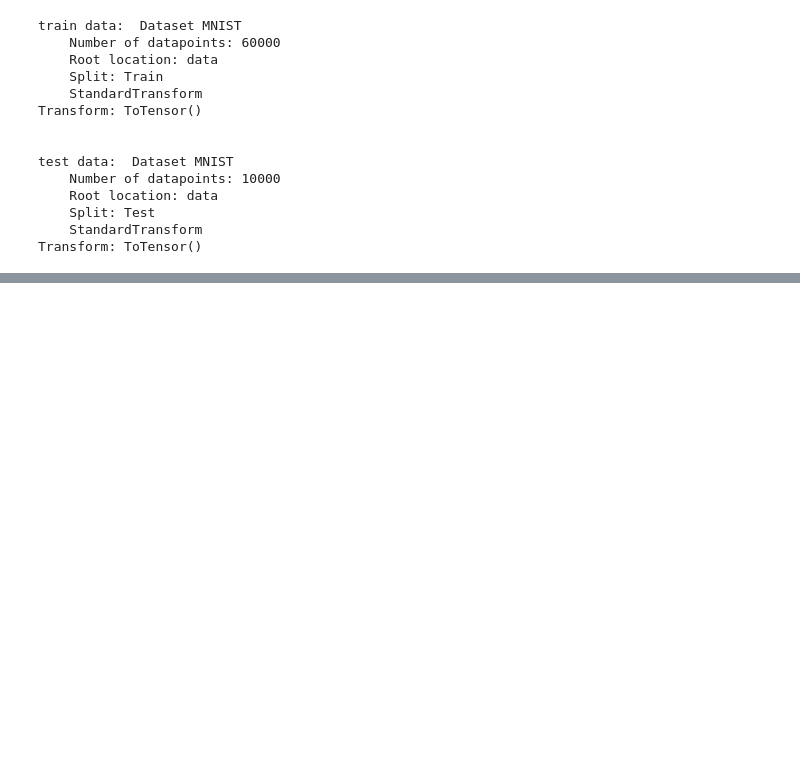
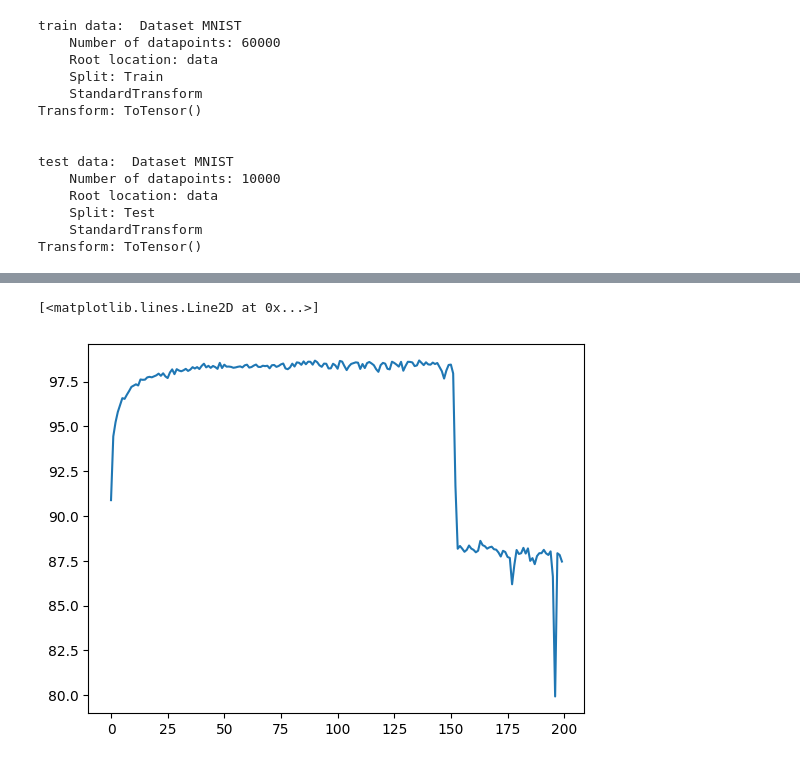
Before and after one commit to rzadrzi/deep-learning-pytorch, a Jupyter notebook: ANN/mnist.ipynb, the cells around one changed output, grey strips where cells are left out. Cells and saved outputs as stored; diff of their text form; code cells hidden in the pictures; blank space fills up the shorter version.

```diff
--- a/ANN/mnist.ipynb
+++ b/ANN/mnist.ipynb
@@ -70,0 +190,5 @@ class Net(nn.Module):
+# %%
+plt.plot(train_accuracy)
+# %% [output]
+[<matplotlib.lines.Line2D at 0x...>]
+[figure, added]
```
Also changed, not shown: parts of 18 cells of this notebook.
